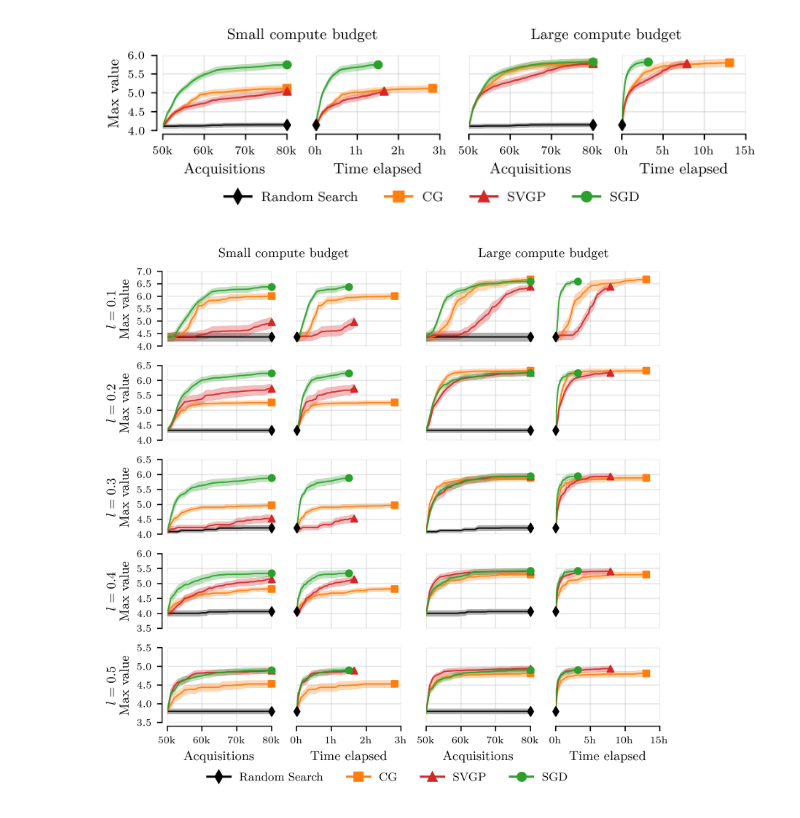
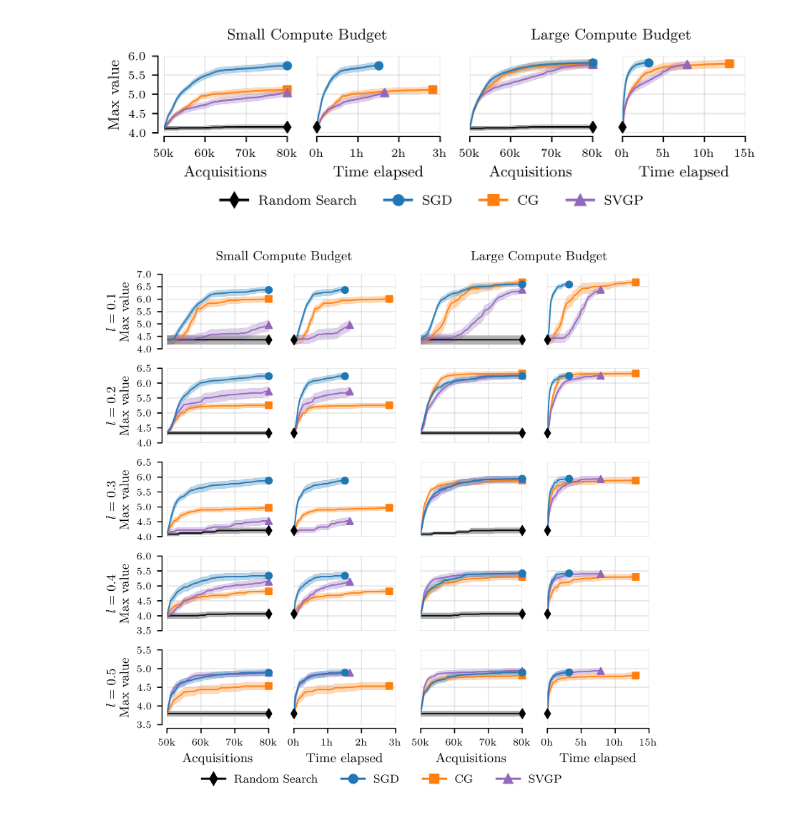
Before and after one commit to cambridge-mlg/sgd-gp, a Jupyter notebook: scalable_gps/notebooks/thompson_plots.ipynb, the cells around one changed output. Drawn from its saved outputs; the diff is of its cells as text; code cells hidden in the pictures.

Commit message:
figure code updates

```diff
--- a/scalable_gps/notebooks/thompson_plots.ipynb
+++ b/scalable_gps/notebooks/thompson_plots.ipynb
@@ -18,7 +18,7 @@ c = ['#1f77b4', '#ff7f0e', '#2ca02c', '#d62728', '#9467bd',
 markerlist = ['o', 4, 5, 6, 7, 'p', 'd', 'P']
 
 
-text_width = 5.60107  # in  --> Confirmed with template explanation
+text_width = 5.5  # in  --> Confirmed with template explanation
 text_height = 9.0
 
 fs_m1 = 7  # for figure ticks
@@ -125,9 +114,9 @@ def get_color(id):
     elif 'cg' in id:
         return 'tab:orange'
     elif 'vi' in id:
-        return 'tab:red'
+        return 'tab:purple'
     elif 'sgd' in id:
-        return 'tab:green'
+        return 'tab:blue'
     else:
         return 'magenta'
 
@@ -258,18 +247,18 @@ for sweep in sweeps:
         _plot(sweep, ax2, ax4, steps, time, mean, err)
 
 legend_handles = []
-for method in ['random-search', 'cg', 'vi', 'sgd']:
+for method in ['random-search', 'sgd', 'cg', 'vi']:
     legend_handles.append(Line2D([], [], color=get_color(method), marker=get_marker(method), label=get_label(method)))
 fig.legend(handles=legend_handles, ncols=4, loc='center', bbox_to_anchor=(0.5, -0.05), fontsize=8, frameon=False)
 
-fig.text(0.195, 1.0, "Small compute budget")
-fig.text(0.647, 1.0, "Large compute budget")
+fig.text(0.195, 1.0, "Small Compute Budget")
+fig.text(0.647, 1.0, "Large Compute Budget")
 
 fig.tight_layout(pad=0.8)
 fig.savefig("../../figures/thompson.png", bbox_inches='tight', pad_inches=0.01)
 fig.savefig("../../figures/thompson.pdf", bbox_inches='tight', pad_inches=0.01)
 # %% [output]
-[figure, old version]
+[figure, new version]
 # %%
 # aggregate over seeds but NOT length_scales
 steps = range(n_thompson_steps + 1)
@@ -338,34 +327,34 @@ for i, length_scale in enumerate(length_scales):
 
         if ax != ax1:
             ax.spines['left'].set_visible(False)
             remove_yticks(ax)
 
         if i != rows - 1:
             ax.spines['bottom'].set_visible(False)
             remove_xticks(ax)
             ax.set_xlabel(None)
 
     for sweep in sweeps:
         mean = np.mean(results[sweep]['max_fn_value'][:, i], axis=0)
         err = np.std(results[sweep]['max_fn_value'][:, i], axis=0) / np.sqrt(n_seeds)
 
         time = np.mean(results[sweep]['thompson_time'], axis=(0, 1)) / 60 / 60
 
         if 'small' in sweep or sweep == 'random-search':
             _plot(sweep, ax1, ax3, steps, time, mean, err)
         if 'large' in sweep or sweep == 'random-search':
             _plot(sweep, ax2, ax4, steps, time, mean, err)
 
 legend_handles = []
-for method in ['random-search', 'cg', 'vi', 'sgd']:
+for method in ['random-search', 'sgd', 'cg', 'vi']:
     legend_handles.append(Line2D([], [], color=get_color(method), marker=get_marker(method), label=get_label(method)))
 fig.legend(handles=legend_handles, ncols=4, loc='center', bbox_to_anchor=(0.5, -0.01), fontsize=8, frameon=False)
 
-fig.text(0.21, 1.0, "Small compute budget")
-fig.text(0.655, 1.0, "Large compute budget")
+fig.text(0.21, 1.0, "Small Compute Budget")
+fig.text(0.655, 1.0, "Large Compute Budget")
 
 fig.tight_layout(pad=0.8)
 fig.savefig("../../figures/thompson_length_scales.png", bbox_inches='tight', pad_inches=0.01)
 fig.savefig("../../figures/thompson_length_scales.pdf", bbox_inches='tight', pad_inches=0.01)
 # %% [output]
-[figure, old version]
+[figure, new version]
```
Also changed, not shown: parts of 2 cells of this notebook, 4 other files.
